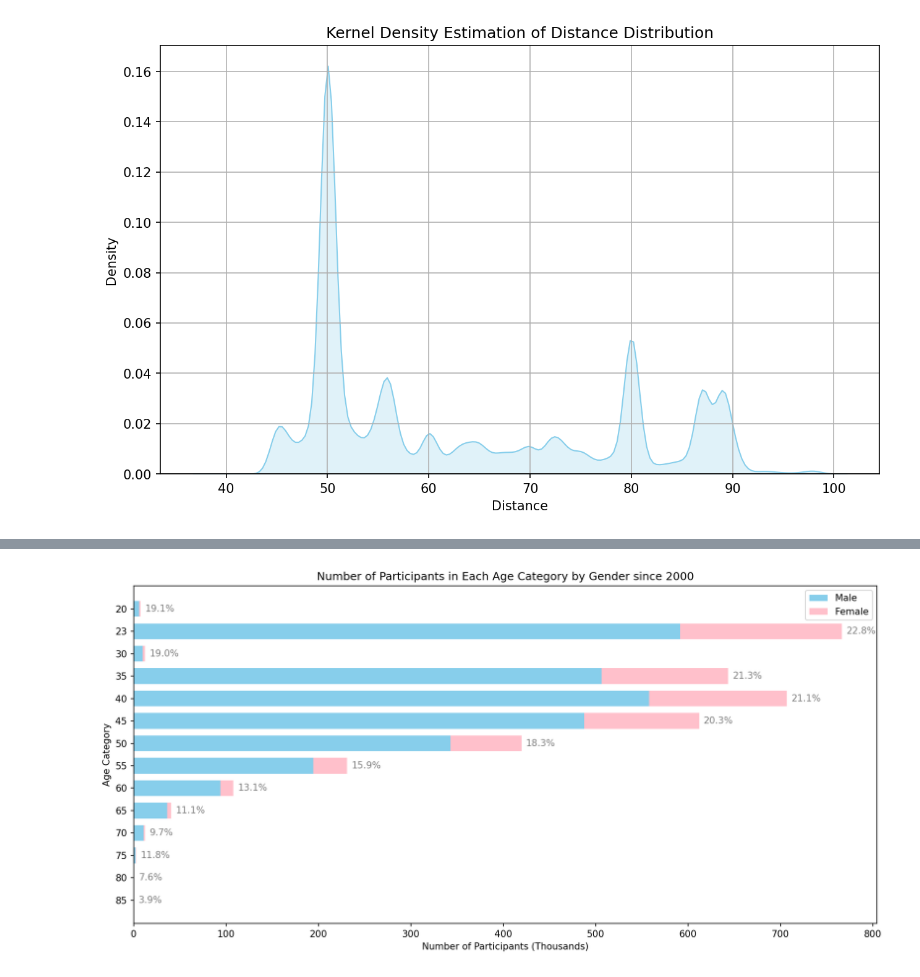
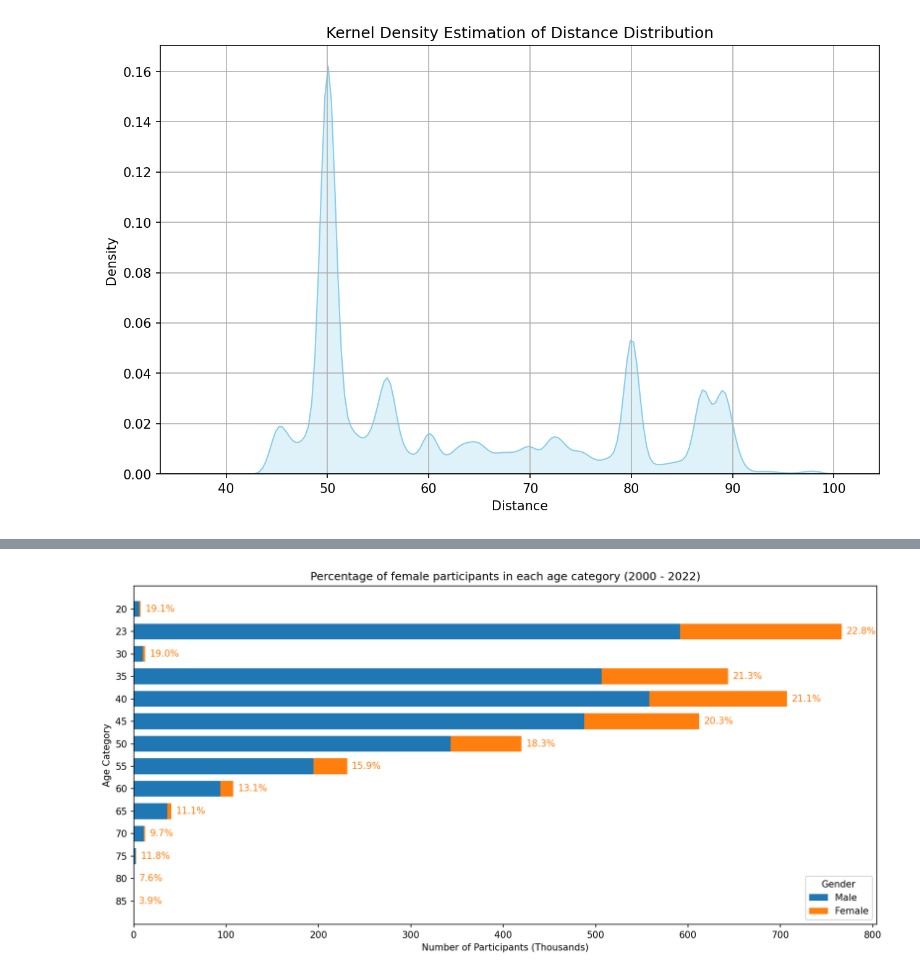
Before and after one commit to Morgs27/FDS-CW3, a Jupyter notebook: FDS-CW3.ipynb, the cells around one changed output, grey strips where cells are left out. Cells and saved outputs as stored; diff of their text form; code cells hidden in the pictures.

```diff
--- a/FDS-CW3.ipynb
+++ b/FDS-CW3.ipynb
@@ -14,7 +14,11 @@ matplotlib.rcParams['figure.dpi'] = 150
 # Read the CSV file
 data_csv = pd.read_csv('TWO_CENTURIES_OF_UM_RACES.csv')
 
+# Check the data was loaded
 print("Rows: ", data_csv.shape[0], " Columns: " ,data_csv.shape[1])
+
+# Define colors for the bars
+base_colours = ['#ff7f0e','#1f77b4']
 # %% [output]
 Rows:  7461195  Columns:  13
 # %%
@@ -285,66 +230,65 @@ plt.show()
 # %%
+### Plot Percentage of female participants in each age category (2000 - 2022)
 
-# first filter for data after 2000
+# Filter for data after 2000
 filtered_data = data[data['Year of event'] >= 2000]
 
-# and 'age_categories' contains unique age categories
+## Extract the overlapping age categories
 age_categories = filtered_data['Athlete age category'].unique()
-age_counts = filtered_data.groupby('Athlete age category').size().sort_values(ascending=False)
-
-# divide age_counts by 1000
-age_counts = age_counts / 1000
-
-# Splitting categories into male and female
 male_categories = [cat for cat in age_categories if cat.startswith('M')]
 female_categories = [cat for cat in age_categories if cat.startswith('W')]
-
-# Extracting only the numbers from the strings in both lists
+# Extract the numbers from the age categories
 nums_list1 = [int(x[1:]) for x in male_categories if x[1:].isdigit()]
 nums_list2 = [int(x[1:]) for x in female_categories if x[1:].isdigit()]
-
-# Finding the common numbers between the two lists
+# Find the common age categories
 common_numbers = set(nums_list1).intersection(nums_list2)
-
-# sort the common numbers
 common_numbers = sorted(list(common_numbers))
-
-# Creating new lists containing only the common numbers
+# Create litst containing the common age categories
 male_categories = ['M' + str(num) for num in common_numbers]
 female_categories = ['W' + str(num) for num in common_numbers]
 
-# Data for male and female categories
+# Group the data by 'Athlete age category' and count the number of participants
+age_counts = filtered_data.groupby('Athlete age category').size().sort_values(ascending=False)
+
+# divide age_counts by 1000 for better readability
+age_counts = age_counts / 1000
+
+# Filter the data for the categories that intersect
 male_participants = [age_counts[cat] for cat in male_categories]
 female_participants = [age_counts[cat] for cat in female_categories]
 
 # Width of the bars
 width = 0.7
 
+# Create an array of x labels
 x = np.arange(len(common_numbers))
 
 # Plot
 plt.figure(figsize=(12, 6))
-plt.barh(x, male_participants, width, label='Male', color='skyblue')
-plt.barh(x, female_participants, width, left=male_participants, label='Female', color='pink')
+plt.ylabel('Age Category')
+plt.xlabel('Number of Participants (Thousands)')
+plt.title('Percentage of female participants in each age category (2000 - 2022)')
+plt.yticks(ticks=x, labels=common_numbers)
+plt.tight_layout()
+
+# Plot the bars
+plt.barh(x, male_participants, width, label='Male', color=base_colours[1])
+plt.barh(x, female_participants, width, left=male_participants, label='Female', color=base_colours[0])
 
 # Calculate the total number of participants
 total_participants = [m + f for m, f in zip(male_participants, female_participants)]
 
 # Add percentage labels
 for i in range(len(x)):
     female_percentage = female_participants[i] / total_participants[i] * 100
-    plt.text(male_participants[i] + female_participants[i] + 5, x[i], f'{female_percentage:.1f}%', ha='left', va='center', color='grey')
+    plt.text(male_participants[i] + female_participants[i] + 5, x[i], f'{female_percentage:.1f}%', ha='left', va='center', color=base_colours[0], label = 'Test')
 
-
-plt.ylabel('Age Category')
-plt.xlabel('Number of Participants (Thousands)')
-plt.title('Number of Participants in Each Age Category by Gender since 2000')
-plt.yticks(ticks=x, labels=common_numbers)
-plt.legend()
-plt.tight_layout()
+# Add legend
+plt.legend(title= 'Gender', loc = 'lower right')
 
 # Invert the y-axis
 plt.gca().invert_yaxis()
 
 plt.show()
 # %% [output]
-[figure, old version]
+[figure, new version]
```
Also changed, not shown: parts of 18 cells of this notebook, 3 other files.
